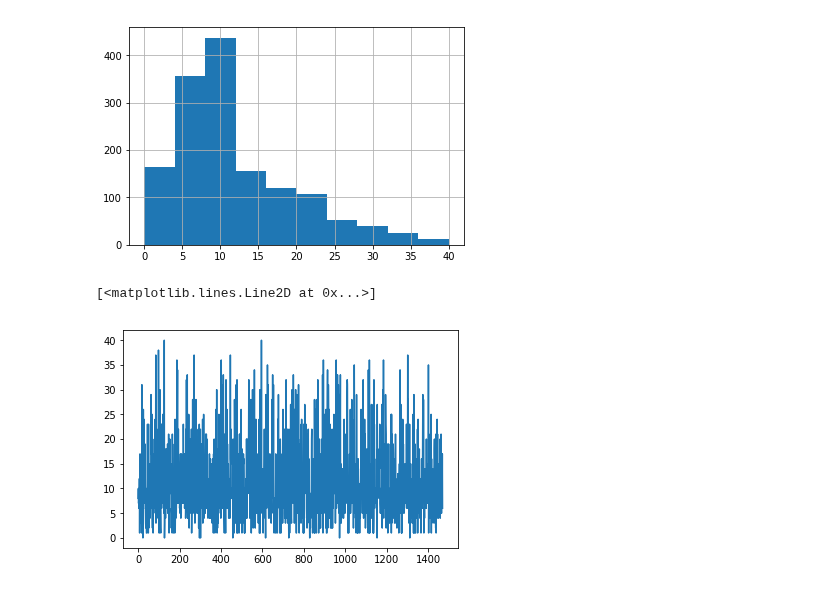
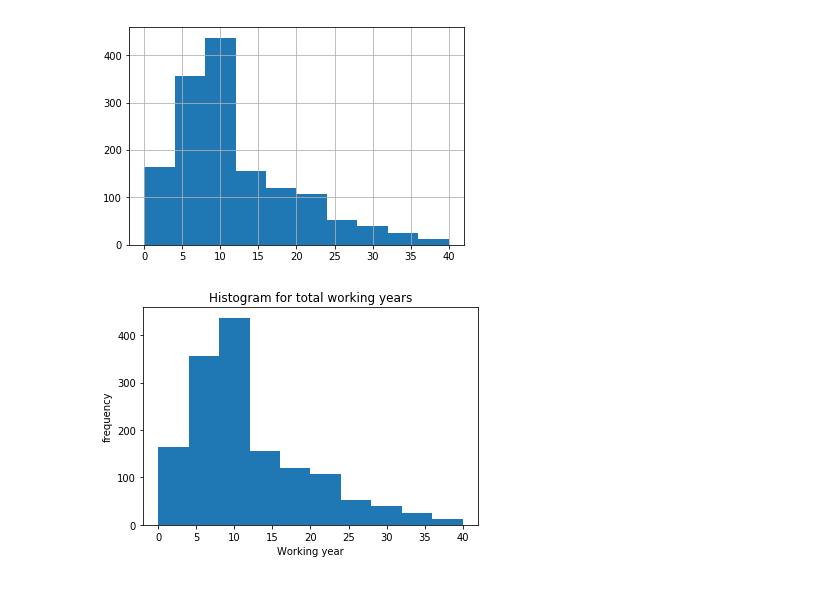
Before and after one commit to RitulAnupran/GreatLakes_assignment, a Jupyter notebook: R1-Lab-External_Questions.ipynb, the cells around one changed output. Cells and saved outputs as stored; diff of their text form; code cells hidden in the pictures.

```diff
--- a/R1-Lab-External_Questions.ipynb
+++ b/R1-Lab-External_Questions.ipynb
@@ -424,8 +433,11 @@ HR['TotalWorkingYears'].hist()
 # %% [output]
 <matplotlib.axes._subplots.AxesSubplot at 0x...>
 [figure]
-# %%
-plt.plot(HR.TotalWorkingYears)
-# %% [output]
-[<matplotlib.lines.Line2D at 0x...>]
-[figure, removed]
+# %%
+plt.hist(HR['TotalWorkingYears'],bins=10)
+plt.title("Histogram for total working years")
+plt.xlabel("Working year")
+plt.ylabel("frequency")
+plt.show()
+# %% [output]
+[figure, added]
```
Also changed, not shown: parts of 3 cells of this notebook.
